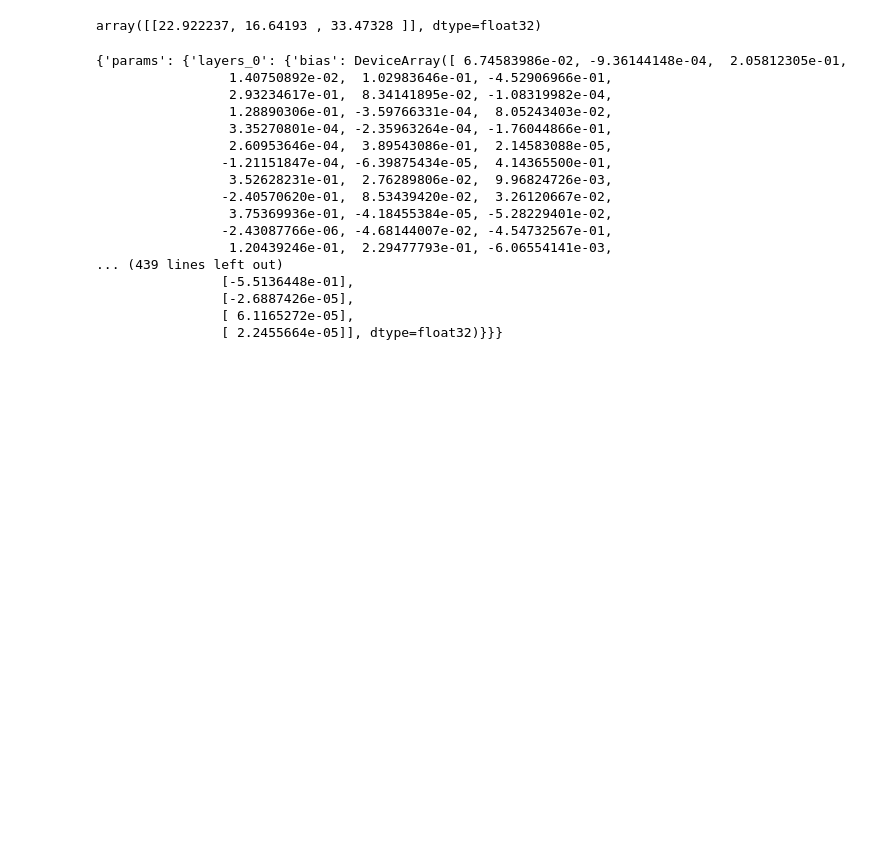
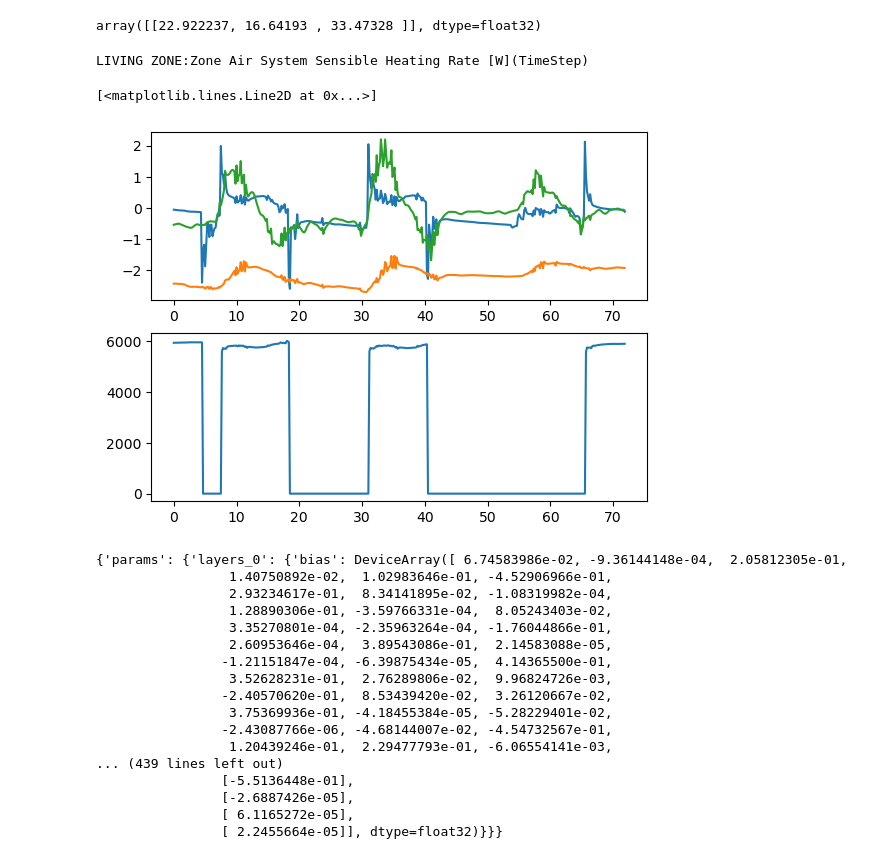
Before and after one commit to Methylamphetamine/CSE23Hackathon, a Jupyter notebook: MLP_reduced.ipynb, the cells around one changed output. Cells and saved outputs as stored; diff of their text form; code cells hidden in the pictures; blank space fills up the shorter version.

```diff
--- a/MLP_reduced.ipynb
+++ b/MLP_reduced.ipynb
@@ -230,6 +256,17 @@ pl.legend(['Living Zone Temperature', 'Garage Zone Temperature', 'Attic Zone Tem
 scaler_y.inverse_transform(model.predict(model.avg_params, scaler_x.transform(jnp.ones([1, 44]))))
 # %% [output]
 array([[22.922237, 16.64193 , 33.47328 ]], dtype=float32)
+# %%
+idx_select = 6
+print(cols[np.array([0, 3, 4, 5, 6, 7, 8, 9, 10, 12, 14])[idx_select]])
+pl.subplot(2, 1, 1)
+pl.plot(t, y_diff[432 * idx:432 * (idx + 1)])
+pl.subplot(2, 1, 2)
+pl.plot(t, X[432 * idx:432 * (idx + 1), idx_select])
+# %% [output]
+LIVING ZONE:Zone Air System Sensible Heating Rate [W](TimeStep)
+[<matplotlib.lines.Line2D at 0x...>]
+[figure, added]
 # %%
 W1 = model.avg_params[0]['params']['layers_0']['kernel']
 b1 = model.avg_params[0]['params']['layers_0']['bias']
```
Also changed, not shown: parts of 19 cells of this notebook, 3 other files.
